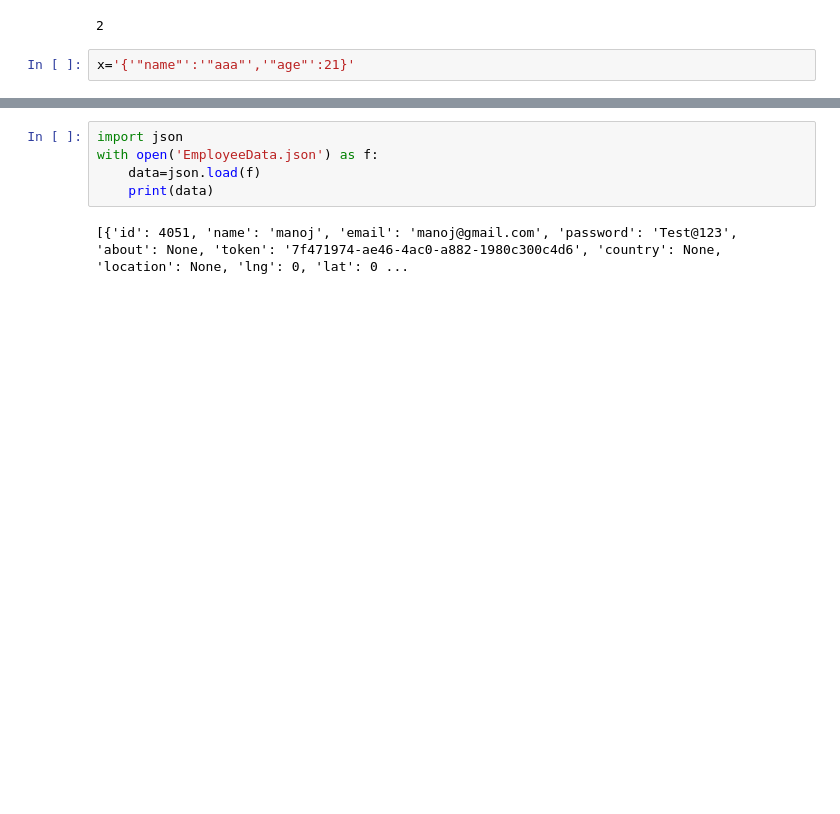
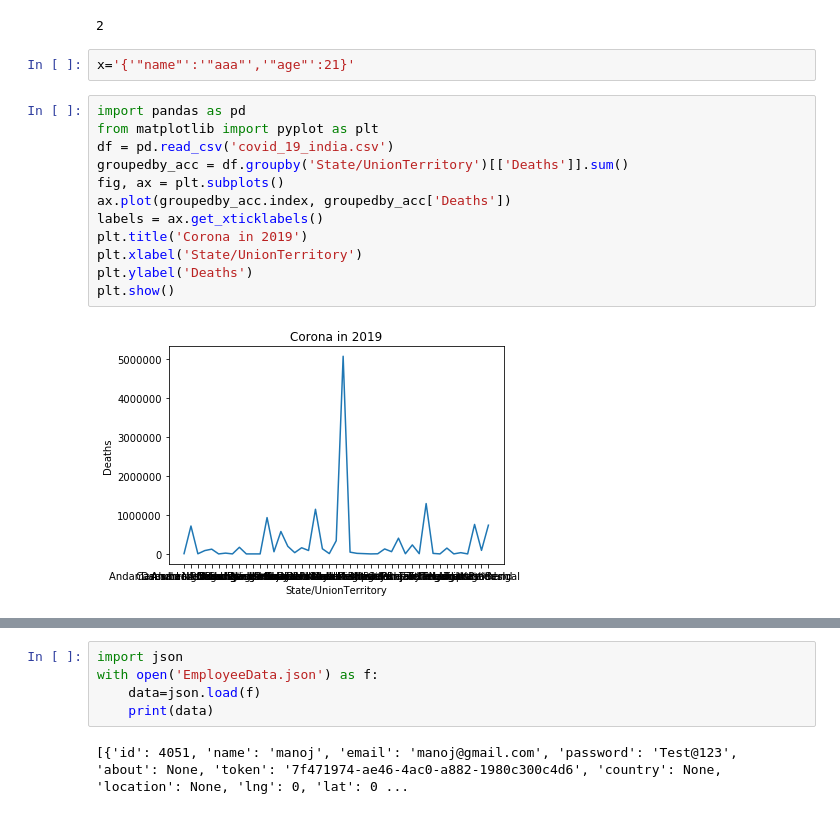
Before and after one commit to sahim33/Pml-lab, a Jupyter notebook: lab1_pml.ipynb, the cells around one changed output, grey strips where cells are left out. Saved outputs shown, nothing was run; the diff lists cells and outputs as text; blank space fills up the shorter version.

```diff
--- a/lab1_pml.ipynb
+++ b/lab1_pml.ipynb
@@ -34,3 +37,17 @@ df.ndim
 2
 # %%
 x='{'"name"':'"aaa"','"age"':21}'
+# %%
+import pandas as pd
+from matplotlib import pyplot as plt
+df = pd.read_csv('covid_19_india.csv')
+groupedby_acc = df.groupby('State/UnionTerritory')[['Deaths']].sum()
+fig, ax = plt.subplots()
+ax.plot(groupedby_acc.index, groupedby_acc['Deaths'])
+labels = ax.get_xticklabels()
+plt.title('Corona in 2019')
+plt.xlabel('State/UnionTerritory')
+plt.ylabel('Deaths')
+plt.show()
+# %% [output]
+[figure, added]
```
Also changed, not shown: parts of 9 cells of this notebook, 4 other files.
